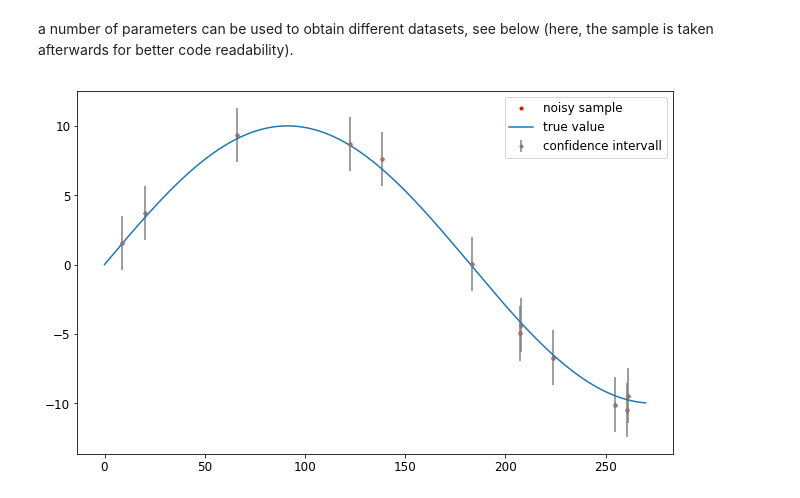
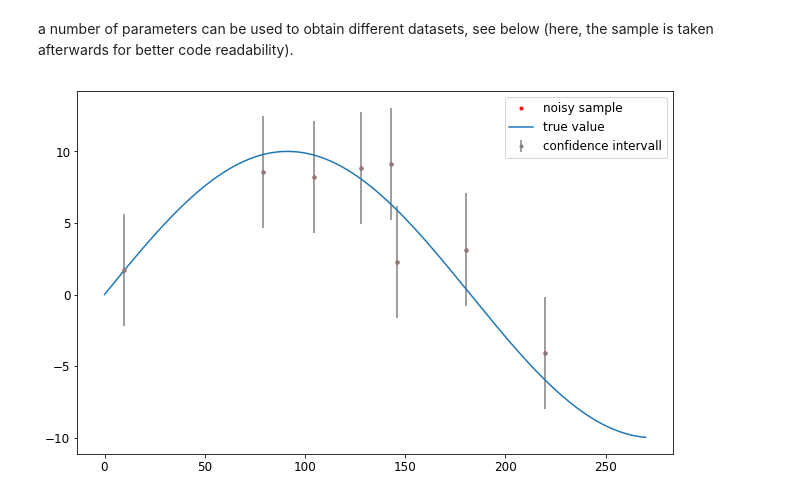
Before and after one commit to red5alex/kriglab, a Jupyter notebook: Import Example Data Set.ipynb, the cells around one changed output. Saved outputs shown, nothing was run; the diff lists cells and outputs as text; code cells hidden in the pictures.

Commit message:
added fixed example datasets with difference confidence intervals

```diff
--- a/Import Example Data Set.ipynb
+++ b/Import Example Data Set.ipynb
@@ -40,19 +40,21 @@ a number of parameters can be used to obtain different datasets, see below (here
 # %%
 df_all = exampledata.sine_data(start = 0,  stop = 270,  # intervall for predictor
               resolution = 500,   # number of samples to create in interval
               period = 500, amplitude = 10,  # shape of sine curve
               noise_type="gaussian",   # type of noise
               noise_mean = 0,  # mean of noise
-              noise_std = 1)  # standard deviation of noise
+              noise_std = 2)  # standard deviation of noise
 
-df_z = df_all.sample(12)
+df_z = df_all.sample(8)
 
 plt.plot(df_z.x, df_z.measurement, '.', label='noisy sample', color = "red")
 plt.plot(df_all.x, df_all.true, label="true value")
 plt.errorbar(df_z.x, df_z.measurement, df_z.confidence95, fmt='.',
              label='confidence intervall', color="grey")
 
+df_z.to_excel(r".\example_data\Periodic Sine\example_4.xlsx")
+
 plt.legend()
 plt.show()
 # %% [output]
-[figure, old version]
+[figure, new version]
```
Also changed, not shown: parts of 3 cells of this notebook, 1 other file.
